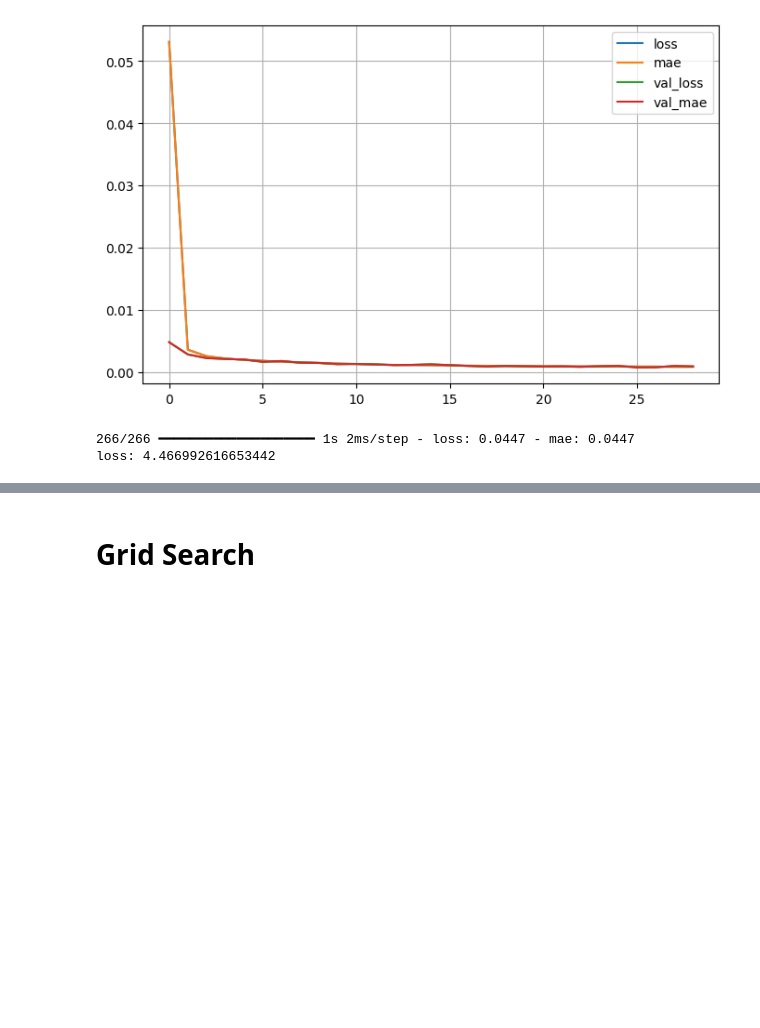
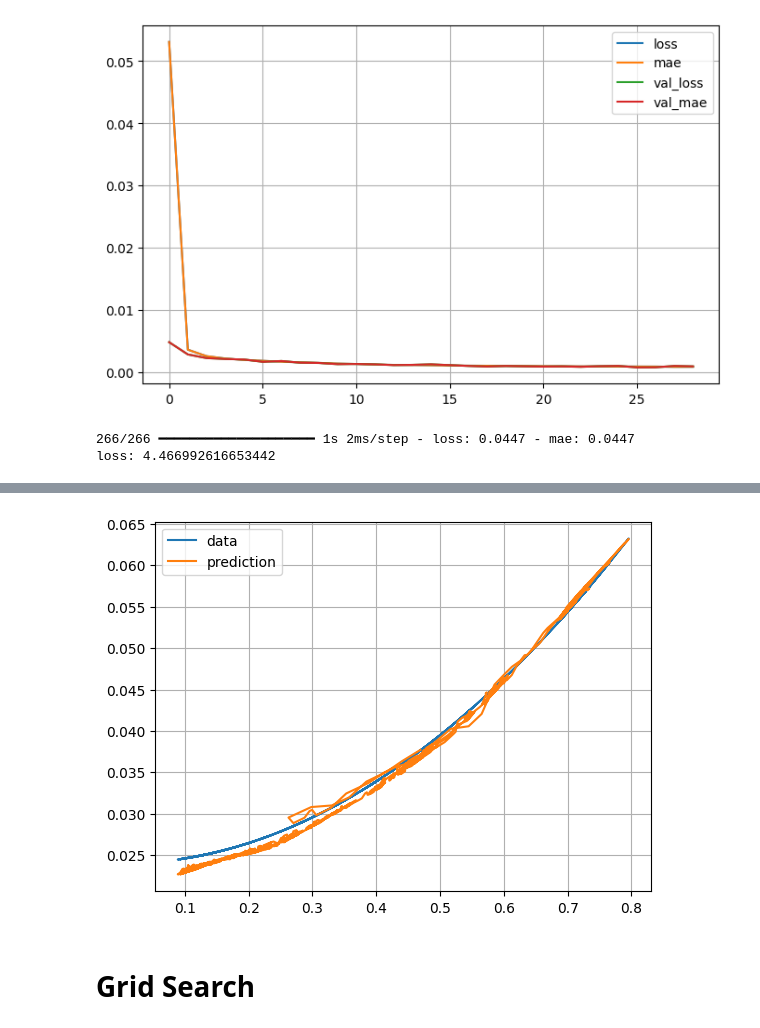
Before and after one commit to ymarcal/PMG, a Jupyter notebook: scriptPMG.ipynb, the cells around one changed output, grey strips where cells are left out. Cells and saved outputs as stored; diff of their text form; code cells hidden in the pictures; blank space fills up the shorter version.

Commit message:
Plot de ClxCd

```diff
--- a/scriptPMG.ipynb
+++ b/scriptPMG.ipynb
@@ -298,3 +295,15 @@ size index: 8497, size CD_test: 8497, size CD_pred: 8497
+# %%
+CL_test = scaler_X.inverse_transform(X_test_s)[:,6]
+
+# plt.plot(CD_test, CL_test)
+# plt.plot(CD_pred, CL_test)
+plt.plot(CL_test, CD_test, label='data')
+plt.plot(CL_test, CD_pred, label='prediction')
+plt.legend()
+plt.grid()
+plt.show()
+# %% [output]
+[figure, added]
 # %%
 # Roda o pipeline para obter o modelo treinado e os scalers
 # model, dados_escalados, scalers = pipeline_refatorado()
```
Also changed, not shown: parts of 1 cell of this notebook.
